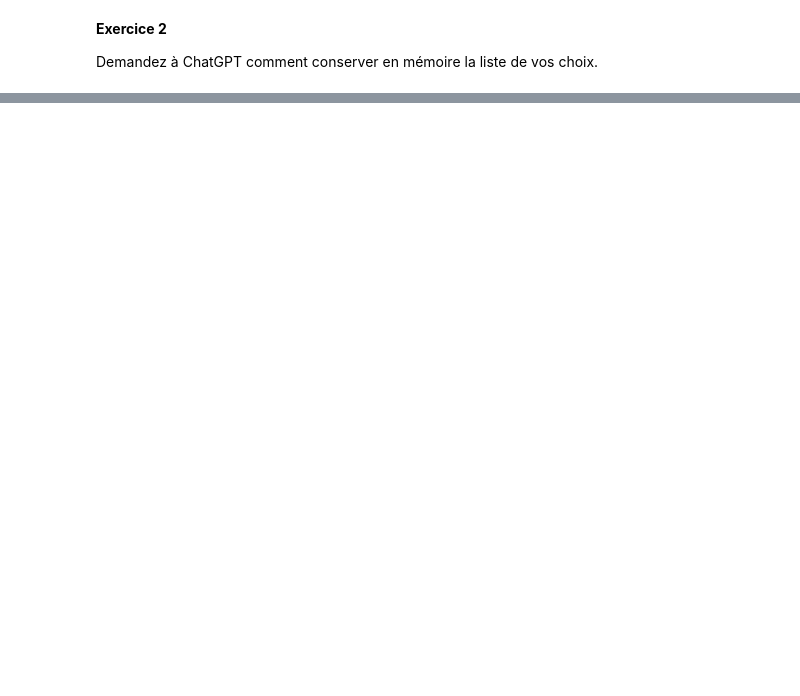
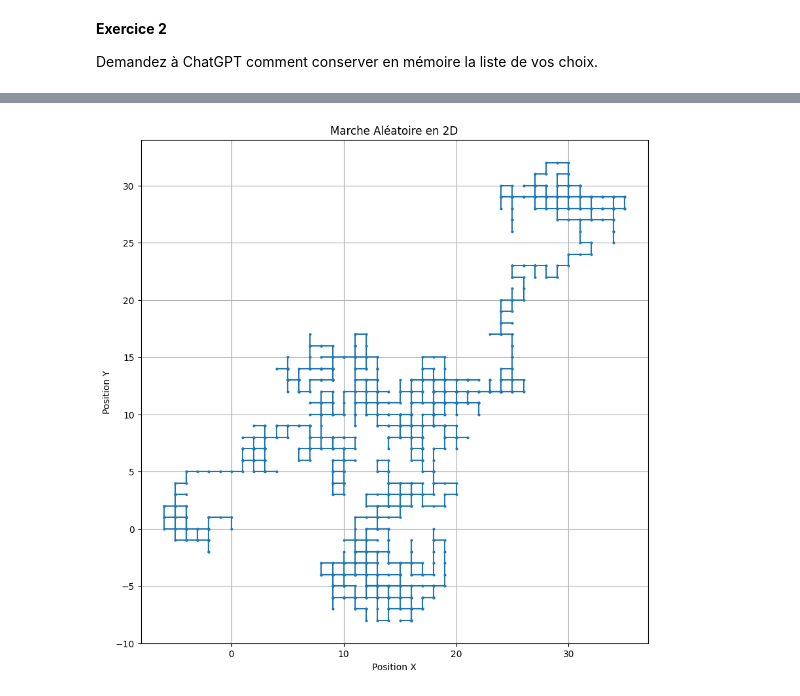
Before and after one commit to LesMouettesSavantes/MouettesProjetDesert, a Jupyter notebook: TP-Intro_PythonMarcheAleatoires.ipynb, the cells around one changed output, grey strips where cells are left out. Cells and saved outputs as stored; diff of their text form; code cells hidden in the pictures; blank space fills up the shorter version.

```diff
--- a/TP-Intro_PythonMarcheAleatoires.ipynb
+++ b/TP-Intro_PythonMarcheAleatoires.ipynb
@@ -165,0 +177,38 @@ Liste complète des options choisies :
+# %%
+import matplotlib.pyplot as plt
+
+# Nombre de pas de la marche aléatoire
+num_steps = 1000
+
+# Listes pour stocker les positions x et y
+x_positions = [0]
+y_positions = [0]
+
+# Générer la marche aléatoire
+for _ in range(num_steps):
+    # Choisir une direction aléatoire
+    direction = random.choice(['N', 'S', 'E', 'W'])
+
+    if direction == 'N':  # Nord
+        x_positions.append(x_positions[-1])
+        y_positions.append(y_positions[-1] + 1)
+    elif direction == 'S':  # Sud
+        x_positions.append(x_positions[-1])
+        y_positions.append(y_positions[-1] - 1)
+    elif direction == 'E':  # Est
+        x_positions.append(x_positions[-1] + 1)
+        y_positions.append(y_positions[-1])
+    elif direction == 'W':  # Ouest
+        x_positions.append(x_positions[-1] - 1)
+        y_positions.append(y_positions[-1])
+
+# Tracer la marche aléatoire
+plt.figure(figsize=(10, 10))
+plt.plot(x_positions, y_positions, marker='o', markersize=2, linestyle='-')
+plt.title("Marche Aléatoire en 2D")
+plt.xlabel("Position X")
+plt.ylabel("Position Y")
+plt.grid(True)
+plt.show()
+# %% [output]
+[figure, added]
```
Also changed, not shown: parts of 9 cells of this notebook, 3 other files.
